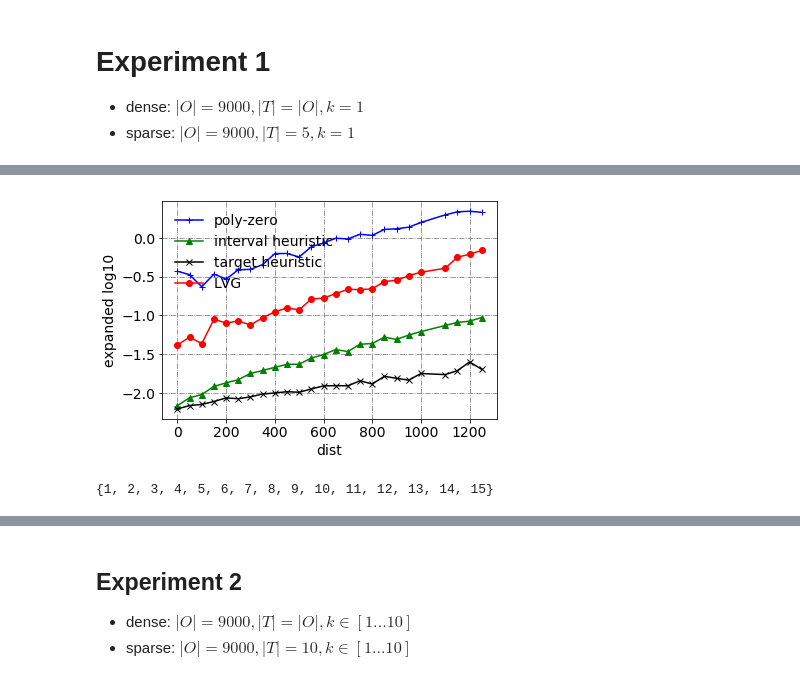
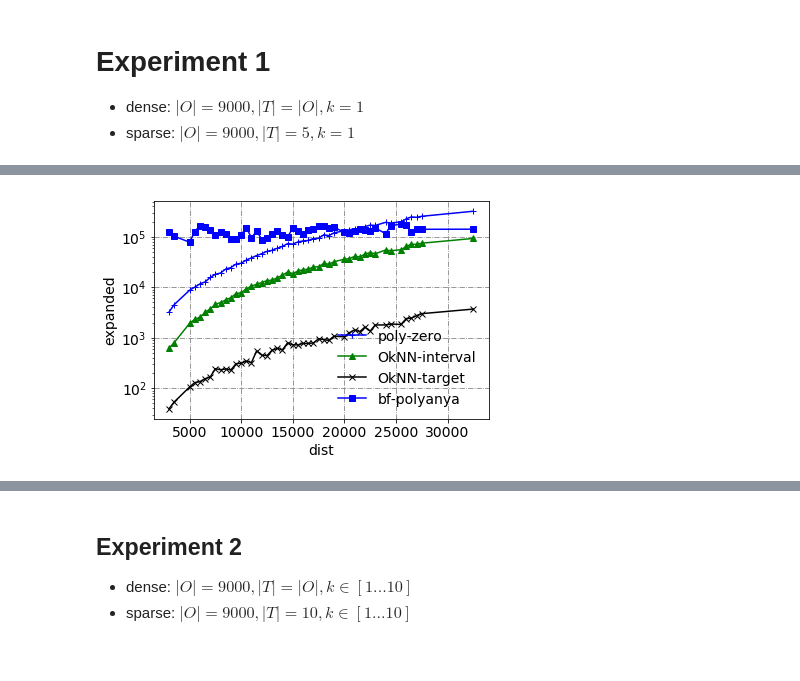
Before and after one commit to eggeek/Nav-Mesh-OkNN, a Jupyter notebook: analysis/Analysis.ipynb, the cells around one changed output, grey strips where cells are left out. Drawn from its saved outputs; the diff is of its cells as text; code cells hidden in the pictures.

```diff
--- a/analysis/Analysis.ipynb
+++ b/analysis/Analysis.ipynb
@@ -36,6 +42,7 @@ def gen_xy(df=None, colx='', coly='', ignore=True, limit=20):
 # %%
 styles = {}
 styles["LVG"] = "ro-"
+styles["interval heuristic"] = "g^-"
 styles["interval heuristic"] = "g^-"
 styles["target heuristic"] = "kx-"
 styles["target heuristic call"] = "k*-"
@@ -44,15 +51,23 @@ styles["total cost"] = "cD-."
 styles["polyanya"] = "bs-"
 styles["poly-zero"] = "b+-"
 styles["node push"] = "m|-"
+
+for k in list(styles.keys()):
+    if alias.get(k, None) is not None:
+        styles[alias[k]] = styles[k]
+
 plt.rcParams.update({'font.size': 14})
 plt.rc('grid', linestyle="-.", color='gray')
 
-def plot_graph(xlabel='', ylabel='', xs=[[]], ys=[[]], labels=[], color=None, ax=None):
+def plot_graph(xlabel='', ylabel='', xs=[[]], ys=[[]], labels=[], color=None, ax=None,
+               yscale='log', ylim=None):
     if ax is None:
         fig, ax = plt.subplots()
     ax.set_xlabel(xlabel)
     ax.set_ylabel(ylabel)
-
+    ax.set_yscale(yscale)
+    if ylim is not None:
+        ax.set_ylim(ylim)
     n = len(xs)
     for i in range(n):
         x = xs[i]
@@ -96,6 +111,11 @@ df1 = load_files(paths1)
 ../outputs/s2/9000-15-3.log
 ../outputs/s2/9000-15-2.log
 ../outputs/s2/9000-15-13.log
+# %%
+# time_ylim = [0.0005, 10**6]
+# gen_ylim = [5, 10**7]
+time_ylim = None
+gen_ylim = None
 # %% [markdown]
 # Experiment 1
 
@@ -150,36 +216,28 @@ plot_graph('dist', 'time(ms) log10', xs, ys,
 # %%
-# dense: time
-size = 50
+# sparse: time
 limit = 10
-df = df0.copy()
-df = df[df.k == 1]
+size = 500
+df = df1.copy()
+df = df[(df.k==1) & (df.pts == 10)]
 df.dist = (df.dist / size).astype(int)
 xs = {}
 ys = {}
-ye = {}
+algos = []
 xs[0], ys[0] = gen_xy(df, 'dist', 'cost_ki0', limit=limit)
-_    , ye[0] = gen_xy(df, 'dist', 'gen_ki0', limit=limit)
+algos.append('poly-zero')
 
-xs[1], ys[1] = gen_xy(df, 'dist', 'cost_ki', limit=limit)
-_    , ye[1] = gen_xy(df, 'dist', 'gen_ki', limit=limit)
+xs[1], ys[1] = gen_xy(df, 'dist', 'gen_ki', limit=limit)
+algos.append(alias['interval heuristic'])
 
-xs[2], ys[2] = gen_xy(df, 'dist', 'cost_hi', limit=limit)
-_    , ye[2] = gen_xy(df, 'dist', 'gen_hi', limit=limit)
+xs[2], ys[2] = gen_xy(df, 'dist', 'gen_hi', limit=limit)
+algos.append(alias['target heuristic'])
 
-xs[3], ys[3] = gen_xy(df, 'dist', 'cost_edbt', limit=limit)
-_    , ye[3] = gen_xy(df, 'dist', 'gen_edbt', limit=limit)
+xs[3], ys[3] = gen_xy(df, 'dist', 'gen_poly', limit=limit)
+algos.append(alias['polyanya'])
 
-for i in range(4):
-    xs[i] = [v * size for v in xs[i]]
-    ys[i] = [v / 1000 for v in ys[i]]
-    ys[i] =
-    ys[i] = np.log10(ys[i])
+for k in xs.keys():
+    xs[k] = [v * size for v in xs[k]]
 
-plot_graph('dist', 'time(ms) log10', xs, ys,
-           ['poly-zero','interval heuristic', 'target heuristic', 'LVG'])
+plot_graph('dist', 'expanded', list(xs.values()), list(ys.values()), algos, ylim=gen_ylim)
 # %% [output]
-[figure, old version]
+[figure, new version]
-# %%
-set(df1.pts)
-# %% [output]
-{1, 2, 3, 4, 5, 6, 7, 8, 9, 10, 11, 12, 13, 14, 15}
```
Also changed, not shown: parts of 12 cells of this notebook.
